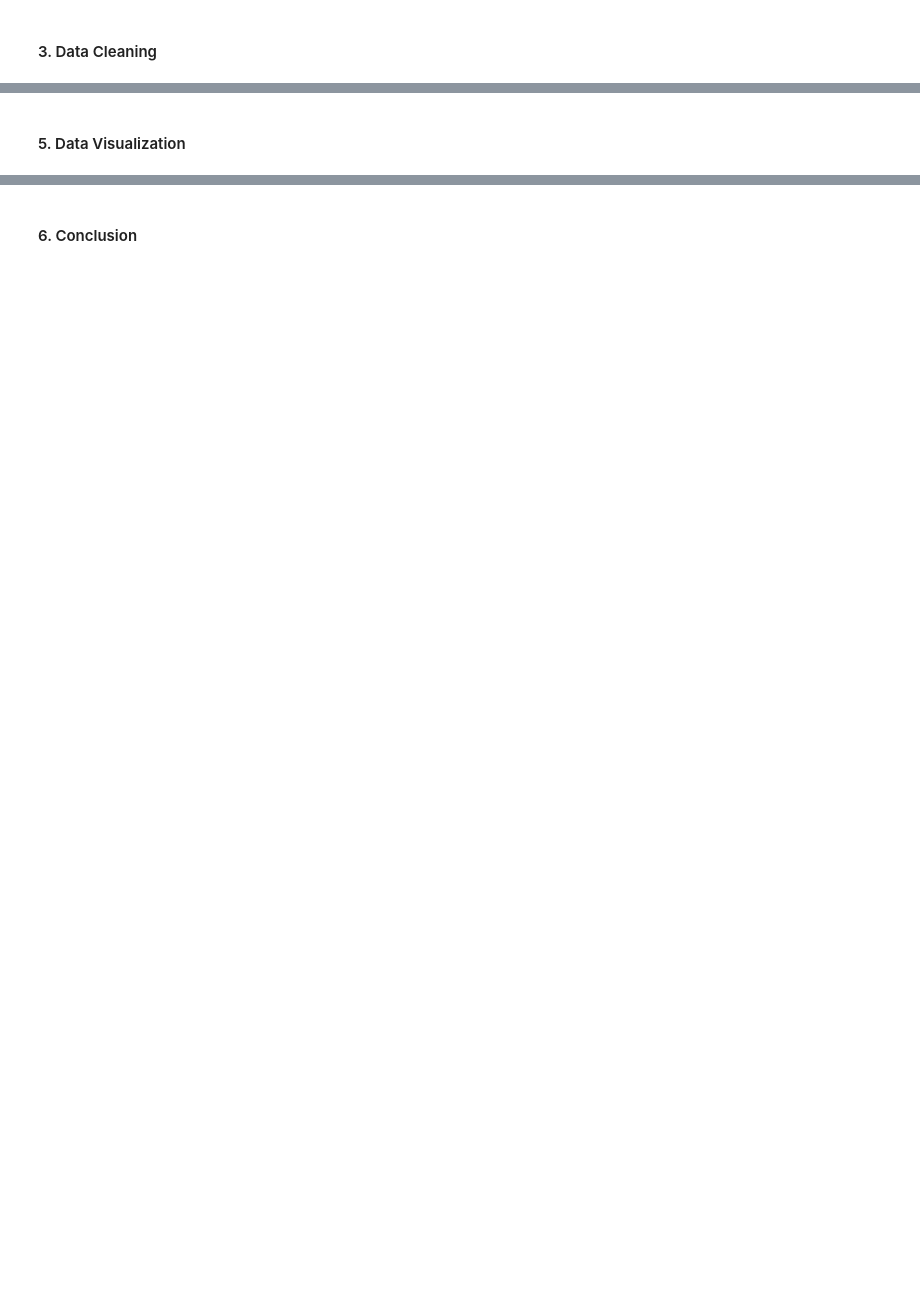
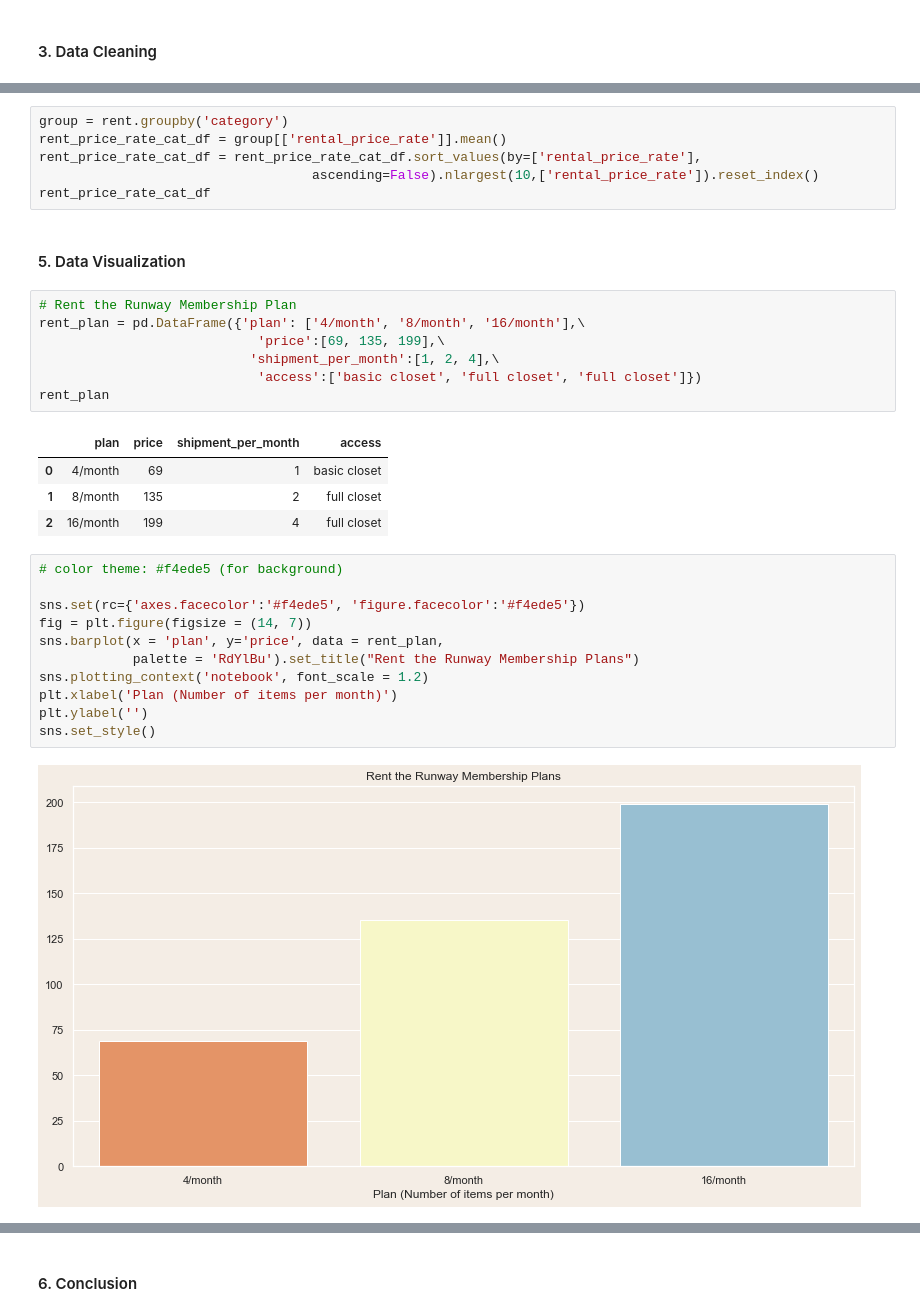
Before and after one commit to danieljinchoy/renttherunway, a Jupyter notebook: renttherunway/analysis.ipynb, the cells around one changed output, grey strips where cells are left out. Saved outputs shown, nothing was run; the diff lists cells and outputs as text; blank space fills up the shorter version.

```diff
--- a/renttherunway/analysis.ipynb
+++ b/renttherunway/analysis.ipynb
@@ -53,2 +275,33 @@ Text(0.5, 1, 'Rent the Runway Missing Data')
+# %%
+group = rent.groupby('category')
+rent_price_rate_cat_df = group[['rental_price_rate']].mean()
+rent_price_rate_cat_df = rent_price_rate_cat_df.sort_values(by=['rental_price_rate'],
+                                   ascending=False).nlargest(10,['rental_price_rate']).reset_index()
+rent_price_rate_cat_df
 # %% [markdown]
 #### 5. Data Visualization
+# %%
+# Rent the Runway Membership Plan
+rent_plan = pd.DataFrame({'plan': ['4/month', '8/month', '16/month'],\
+                            'price':[69, 135, 199],\
+                           'shipment_per_month':[1, 2, 4],\
+                            'access':['basic closet', 'full closet', 'full closet']})
+rent_plan
+# %% [output]
+|  | plan | price | shipment_per_month | access |
+| 0 | 4/month | 69 | 1 | basic closet |
+| 1 | 8/month | 135 | 2 | full closet |
+| 2 | 16/month | 199 | 4 | full closet |
+# %%
+# color theme: #f4ede5 (for background)
+
+sns.set(rc={'axes.facecolor':'#f4ede5', 'figure.facecolor':'#f4ede5'})
+fig = plt.figure(figsize = (14, 7))
+sns.barplot(x = 'plan', y='price', data = rent_plan,
+            palette = 'RdYlBu').set_title("Rent the Runway Membership Plans")
+sns.plotting_context('notebook', font_scale = 1.2)
+plt.xlabel('Plan (Number of items per month)')
+plt.ylabel('')
+sns.set_style()
+# %% [output]
+[figure, added]
```
Also changed, not shown: parts of 35 cells of this notebook.
